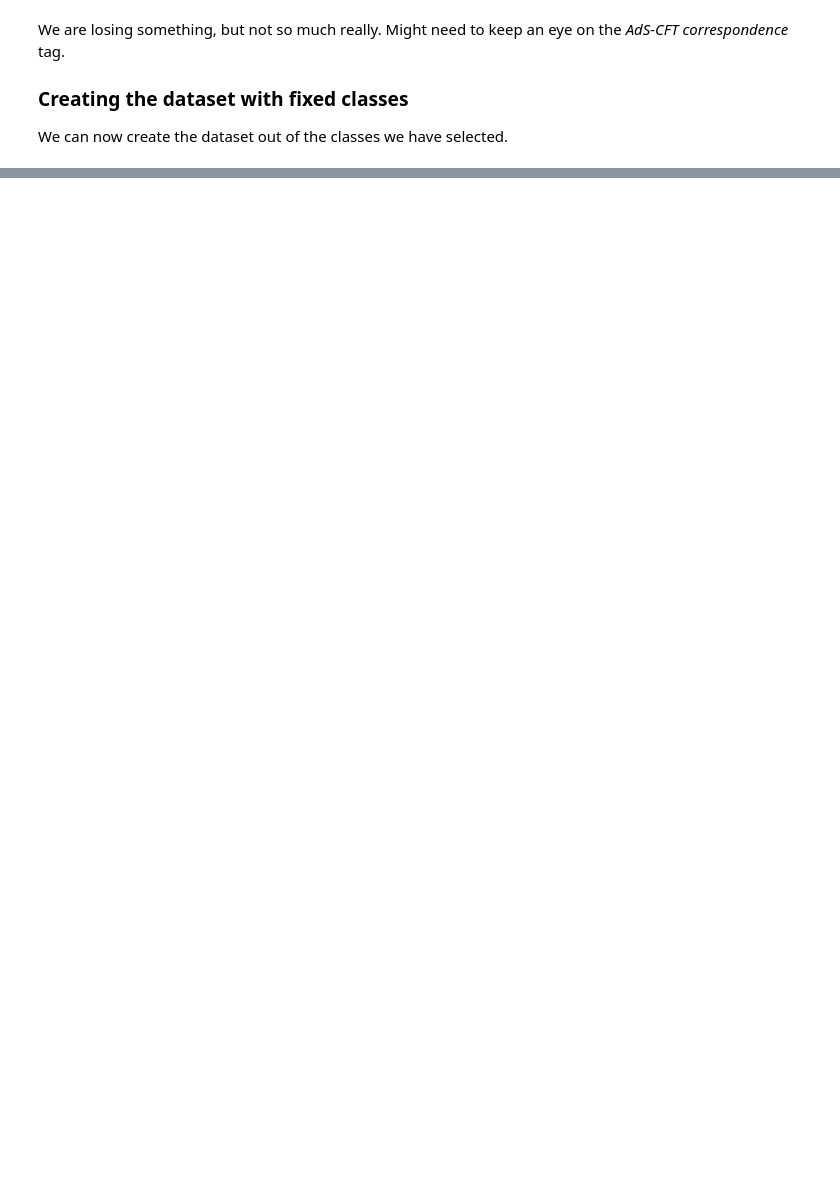
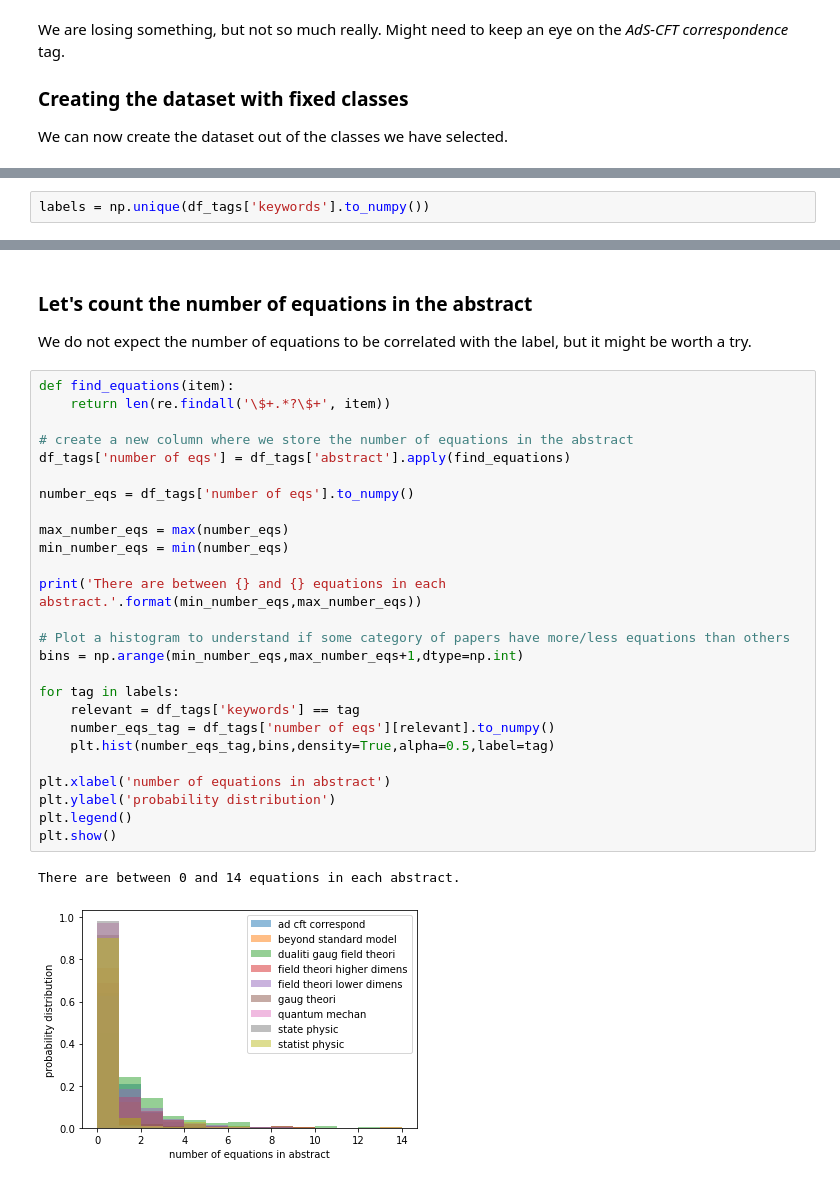
Before and after one commit to carlosparaciari/abstract-classification-supervised, a Jupyter notebook: paper_classification.ipynb, the cells around one changed output, grey strips where cells are left out. Drawn from its saved outputs; the diff is of its cells as text; blank space fills up the shorter version.

```diff
--- a/paper_classification.ipynb
+++ b/paper_classification.ipynb
@@ -227,0 +259,2 @@ df_tags.sample(n=7)
+# %%
+labels = np.unique(df_tags['keywords'].to_numpy())
@@ -239,0 +303,33 @@ memory usage: 73.5+ KB
+# %% [markdown]
+### Let's count the number of equations in the abstract
+
+We do not expect the number of equations to be correlated with the label, but it might be worth a try.
+# %%
+def find_equations(item):
+    return len(re.findall('\$+.*?\$+', item))
+
+# create a new column where we store the number of equations in the abstract
+df_tags['number of eqs'] = df_tags['abstract'].apply(find_equations)
+
+number_eqs = df_tags['number of eqs'].to_numpy()
+
+max_number_eqs = max(number_eqs)
+min_number_eqs = min(number_eqs)
+
+print('There are between {} and {} equations in each abstract.'.format(min_number_eqs,max_number_eqs))
+
+# Plot a histogram to understand if some category of papers have more/less equations than others
+bins = np.arange(min_number_eqs,max_number_eqs+1,dtype=np.int)
+
+for tag in labels:
+    relevant = df_tags['keywords'] == tag
+    number_eqs_tag = df_tags['number of eqs'][relevant].to_numpy()
+    plt.hist(number_eqs_tag,bins,density=True,alpha=0.5,label=tag)
+
+plt.xlabel('number of equations in abstract')
+plt.ylabel('probability distribution')
+plt.legend()
+plt.show()
+# %% [output]
+There are between 0 and 14 equations in each abstract.
+[figure, added]
```
Also changed, not shown: parts of 59 cells of this notebook, 1 other file.
